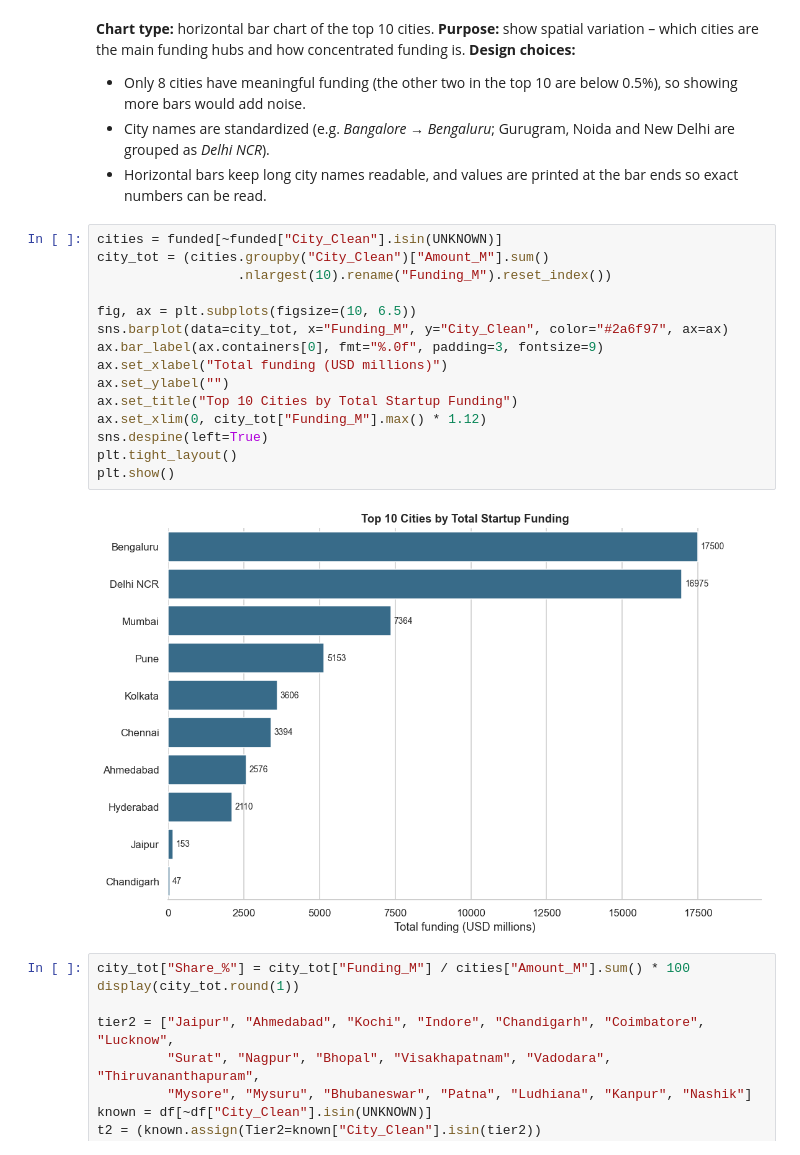
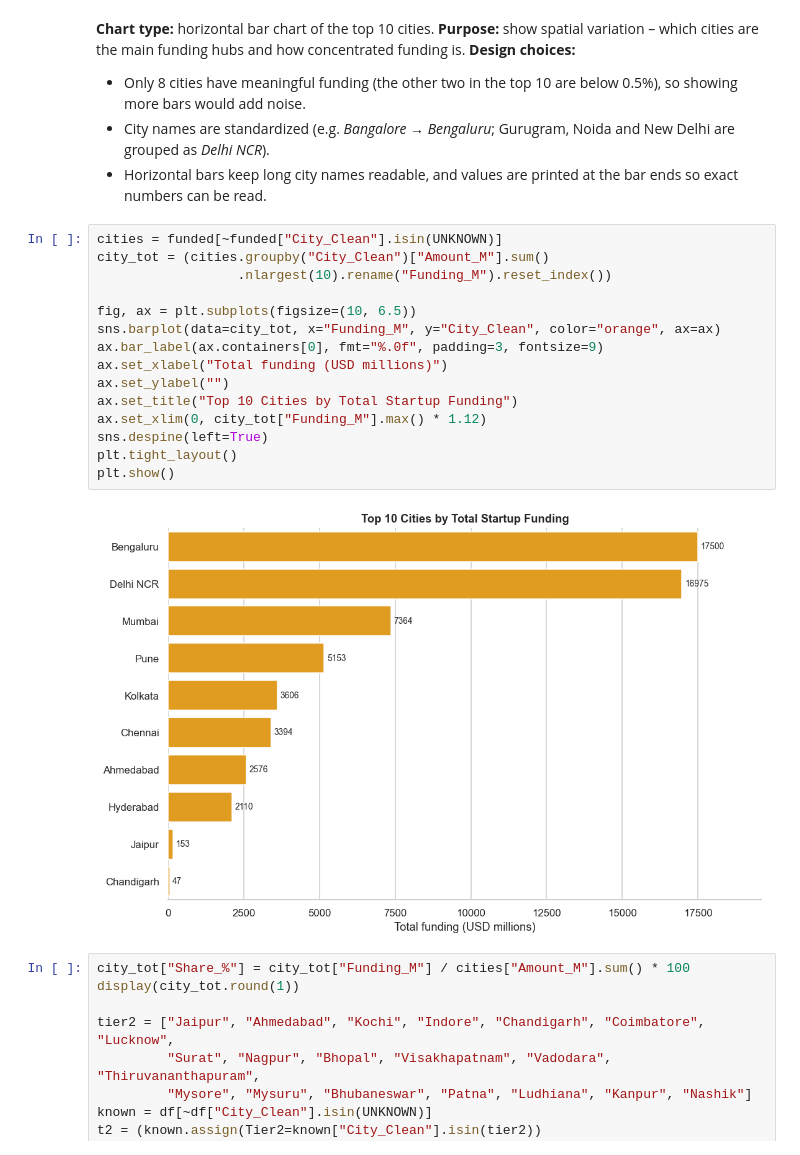
Before and after one commit to srinithi-karunakaran/india-startup-funding-analysis, a Jupyter notebook: startup_funding_analysis.ipynb, the cells around one changed output. Saved outputs shown, nothing was run; the diff lists cells and outputs as text.

```diff
--- a/startup_funding_analysis.ipynb
+++ b/startup_funding_analysis.ipynb
@@ -928,20 +913,20 @@ display((pv.div(pv.sum(axis=1), axis=0) * 100).round(1))
 # %%
 cities = funded[~funded["City_Clean"].isin(UNKNOWN)]
 city_tot = (cities.groupby("City_Clean")["Amount_M"].sum()
                   .nlargest(10).rename("Funding_M").reset_index())
 
 fig, ax = plt.subplots(figsize=(10, 6.5))
-sns.barplot(data=city_tot, x="Funding_M", y="City_Clean", color="#2a6f97", ax=ax)
+sns.barplot(data=city_tot, x="Funding_M", y="City_Clean", color="orange", ax=ax)
 ax.bar_label(ax.containers[0], fmt="%.0f", padding=3, fontsize=9)
 ax.set_xlabel("Total funding (USD millions)")
 ax.set_ylabel("")
 ax.set_title("Top 10 Cities by Total Startup Funding")
 ax.set_xlim(0, city_tot["Funding_M"].max() * 1.12)
 sns.despine(left=True)
 plt.tight_layout()
 plt.show()
 # %% [output]
-[figure, old version]
+[figure, new version]
 # %%
 city_tot["Share_%"] = city_tot["Funding_M"] / cities["Amount_M"].sum() * 100
 display(city_tot.round(1))
```
Also changed, not shown: parts of 6 cells of this notebook.
